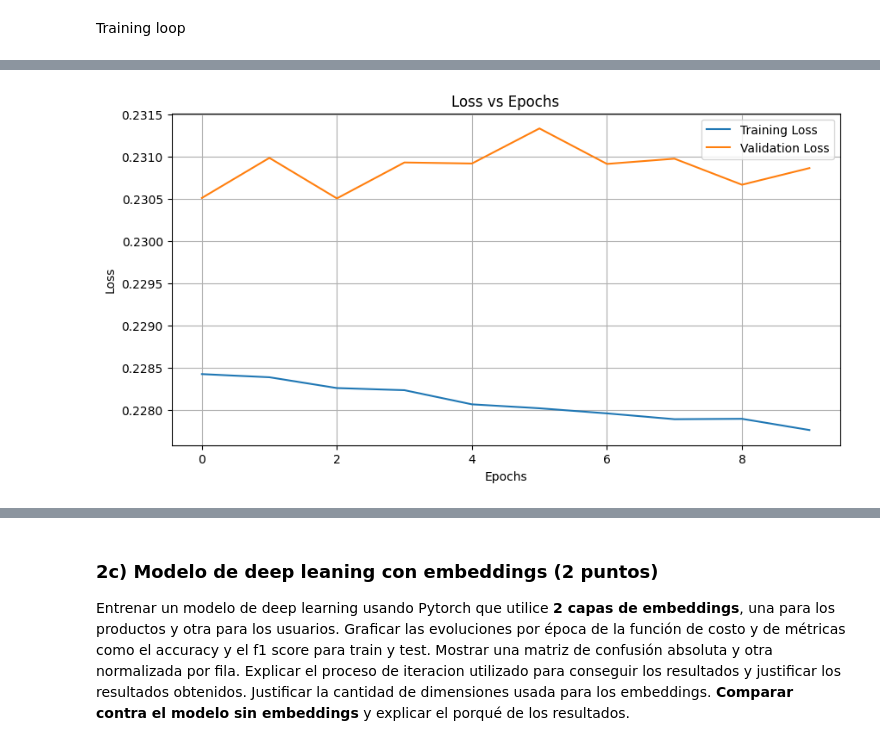
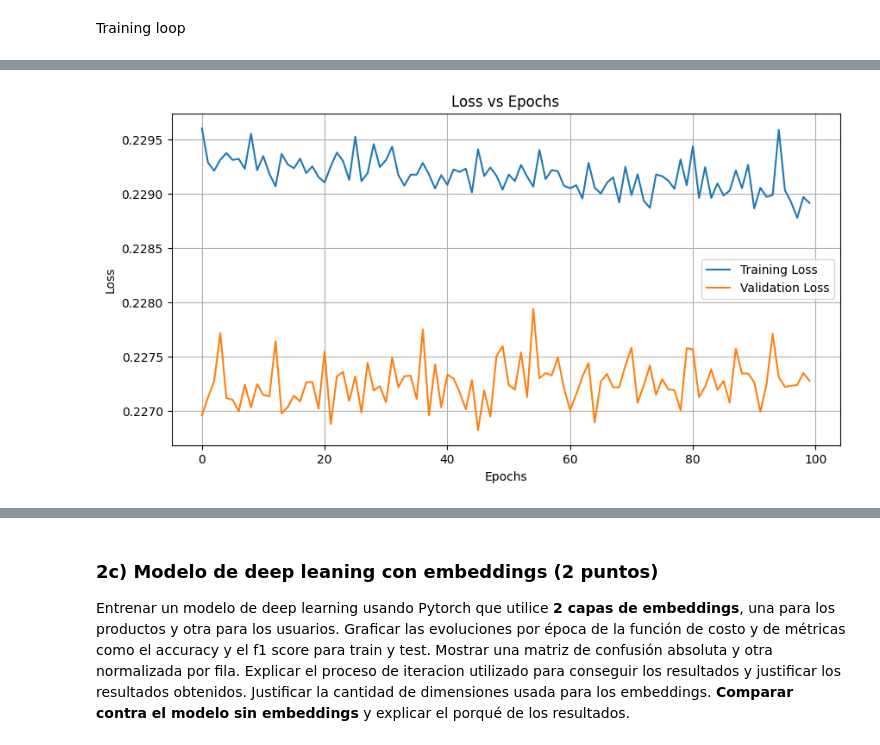
Before and after one commit to maximdorogov/aprendizaje-profundo, a Jupyter notebook: Deep_Learning_TP1_Cohorte_20_3B2025.ipynb, the cells around one changed output, grey strips where cells are left out. Drawn from its saved outputs; the diff is of its cells as text; code cells hidden in the pictures.

Commit message:
training with embeddings

```diff
--- a/Deep_Learning_TP1_Cohorte_20_3B2025.ipynb
+++ b/Deep_Learning_TP1_Cohorte_20_3B2025.ipynb
@@ -838,16 +872,18 @@ Estimated Total Size (MB): 0.02
 # %% [markdown]
 Training loop
 # %%
-# device = torch.device("cuda:0") if torch.cuda.is_available() else torch.device("cpu")
-device = "mps" if torch.backends.mps.is_available() else "cpu"
+device = torch.device("cuda:0") if torch.cuda.is_available() else torch.device("cpu")
+# device = "mps" if torch.backends.mps.is_available() else "cpu"
+
 model.to(device)
+print(f'running on device: {device}')
 
 loss = torch.nn.BCEWithLogitsLoss()
 optimizer = torch.optim.Adam(
     params=model.parameters(), lr=0.001)
 
-EPOCHS = 0
-BATCH_SIZE = 32
+EPOCHS = 100
+BATCH_SIZE = 64
 
 # Creamos un DataLoader para iterar sobre el dataset
 train_loader = DataLoader(train_data, batch_size=BATCH_SIZE, shuffle=True)
@@ -856,6 +894,11 @@ from tqdm import tqdm
 
 train_loss_avg = list()
 validation_loss_avg = list()
+
+train_acc_list = list()
+train_f1_list = list()
+val_acc_list = list()
+val_f1_list = list()
 
 for epoch in range(EPOCHS):
     model.train()  # Set the model to training mode
@@ -874,13 +917,24 @@ for epoch in range(EPOCHS):
 
         train_loss_avg[-1] += loss_value.item()
         num_batches += 1
-    # Al final de cada epoch, guardo el promedio de la loss
     train_loss_avg[-1] /= num_batches
-    # print(f"Epoch {epoch+1}, Training Loss: {train_loss_avg[-1]:.4f}")
 
-    # al final de cada epoch calculo la loss para el conjunto de validación
+    # metrics computation
+
+    # train
+    train_acc, train_f1 = compute_metrics(model, train_loader, device)
+    # validation
+    val_acc, val_f1 = compute_metrics(
+        model, DataLoader(val_data, batch_size=BATCH_SIZE), device)
+
+    # append per epoch data for plotting
+    train_acc_list.append(train_acc)
+    train_f1_list.append(train_f1)
+    val_acc_list.append(val_acc)
+    val_f1_list.append(val_f1)
+
+    # Validation loss
     model.eval()  # Set the model to evaluation mode
-
     with torch.no_grad():  # No need to compute gradients for validation
         num_batches = 0
         validation_loss_avg.append(0)
@@ -891,5 +945,6 @@ for epoch in range(EPOCHS):
             validation_loss_avg[-1] += loss(outputs, targets).item()
             num_batches += 1
         validation_loss_avg[-1] /= num_batches
-    print(f"Epoch {epoch+1}, Trainining loss: {train_loss_avg[-1]:.4f} Validation Loss: {validation_loss_avg[-1]:.4f}")
+    print(f"Epoch {epoch+1}, Train loss: {train_loss_avg[-1]:.4f} Val Loss: {validation_loss_avg[-1]:.4f}")
+    print(f"Train Acc: {train_acc:.4f} Train F1: {train_f1:.4f} Val Acc: {val_acc:.4f} Val F1: {val_f1:.4f}")
 # %% [output]
@@ -909,9 +1008,13 @@ Epoch 12, Trainining loss: 0.2303 Validation Loss: 0.2310
 # %%
-from matplotlib import pyplot as plt
+
 plt.figure(figsize=(10, 5))
 plt.plot(train_loss_avg, label='Training Loss')
 plt.plot(validation_loss_avg, label='Validation Loss')
 plt.title('Loss vs Epochs')
 plt.xlabel('Epochs')
+plt.ylabel('Loss')
+plt.legend()
+plt.grid()
+plt.show()
 # %% [output]
-[figure, old version]
+[figure, new version]
```
Also changed, not shown: parts of 22 cells of this notebook.
